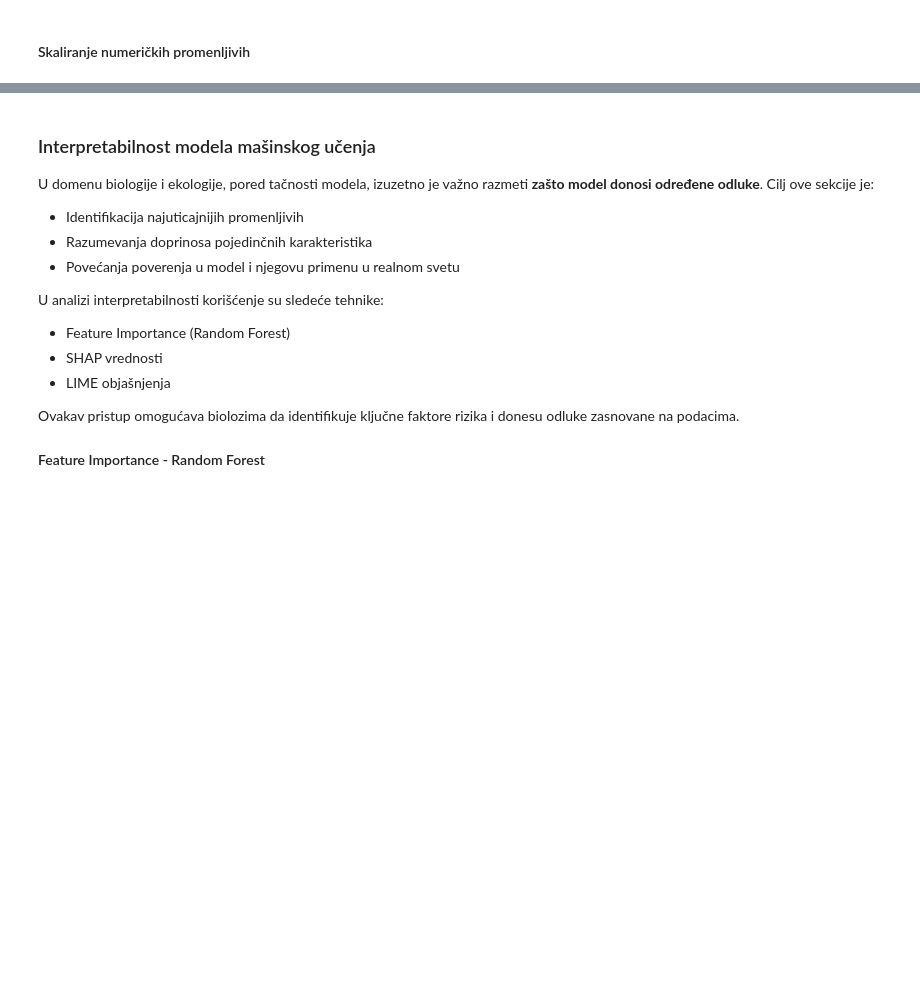
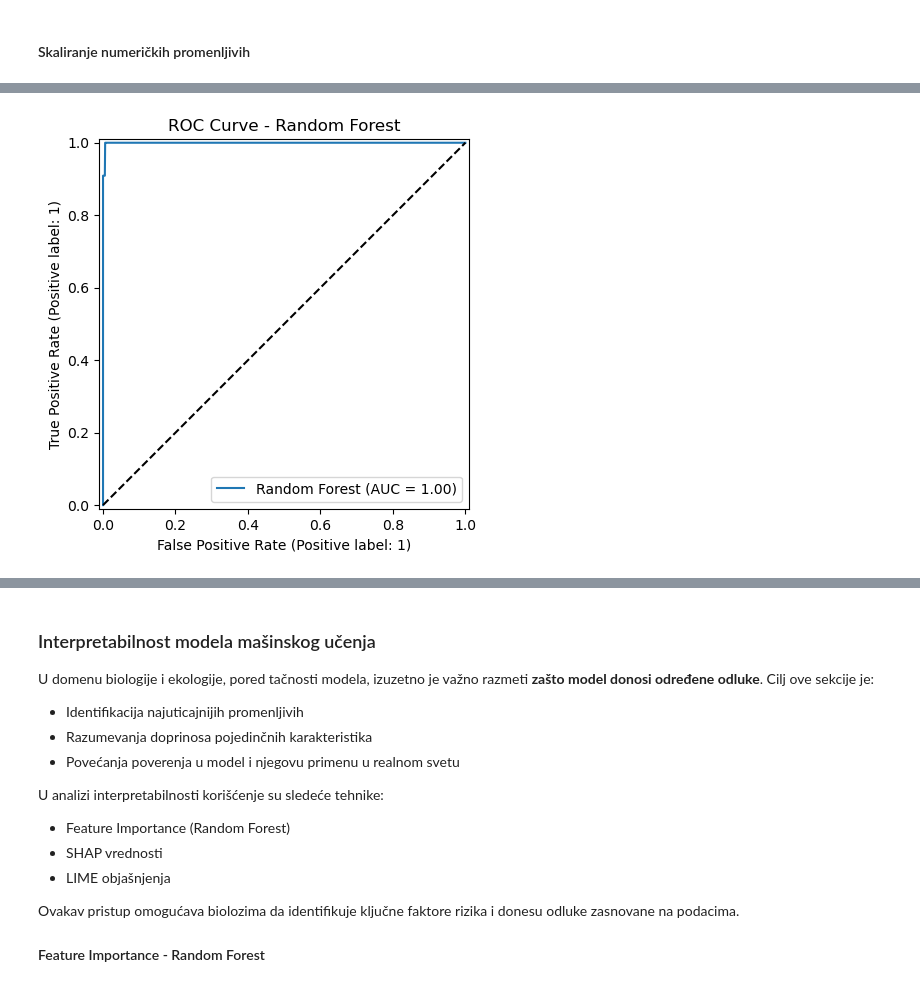
Before and after one commit to MarijaVidovic/MasinskoUcenjePrviProjekat, a Jupyter notebook: PRVA FAZA/CoralReefGlobalBlechingPrvaFaza.ipynb, the cells around one changed output, grey strips where cells are left out. Cells and saved outputs as stored; diff of their text form; code cells hidden in the pictures; blank space fills up the shorter version.

```diff
--- a/PRVA FAZA/CoralReefGlobalBlechingPrvaFaza.ipynb
+++ b/PRVA FAZA/CoralReefGlobalBlechingPrvaFaza.ipynb
@@ -499,12 +559,15 @@ plt.show()
 # %%
-if hasattr(best_pipe, "predict_proba"):
+from sklearn.metrics import RocCurveDisplay
+if hasattr(best_pipe.named_steps["model"], "predict_proba"):
     Y_score = best_pipe.predict_proba(X_test)[:, 1]
 else:
     Y_score = best_pipe.decison_function(X_test)
-RocCurveDisplay.from_predictions(Y_test, Y_score, name = best_model_name)
+RocCurveDisplay.from_predictions(y_test, Y_score, name = best_model_name)
 plt.plot([0, 1], [0, 1], "k--")
 plt.title(f"ROC Curve - {best_model_name}")
 plt.show()
+# %% [output]
+[figure, added]
 # %%
 results_df.set_index("Model")[["Accuracy", "F1", "ROC-AUC"]].plot(kind="bar", figsize=(8,5))
 plt.title("Poređenje performansi algoritama")
```
Also changed, not shown: parts of 43 cells of this notebook.
